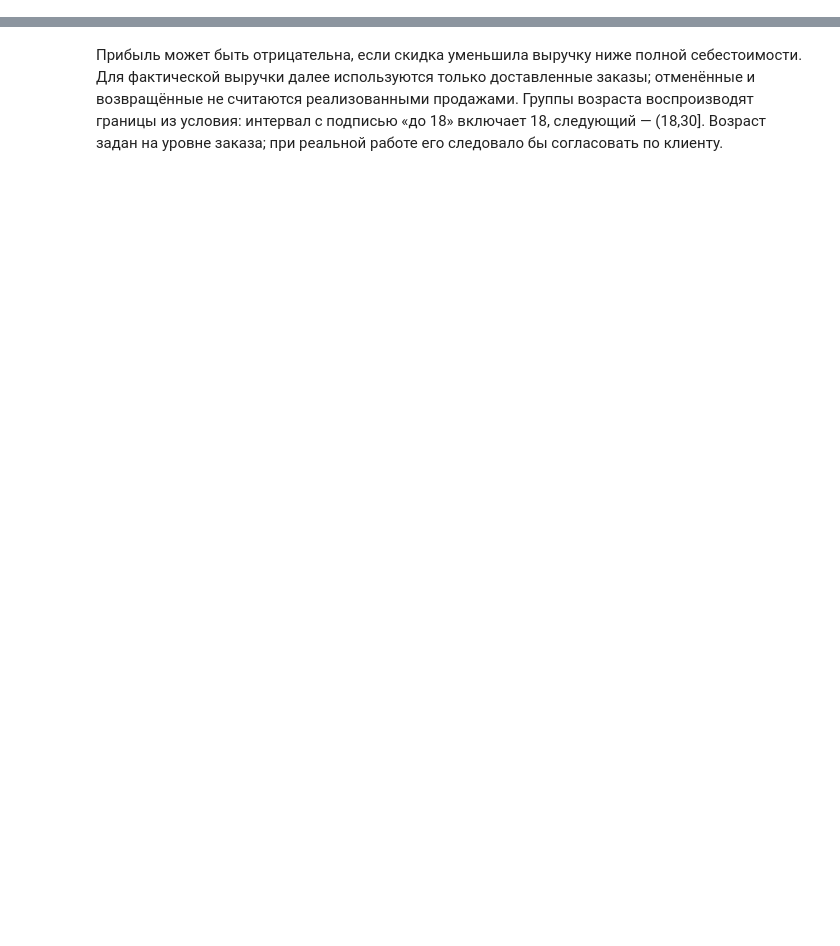
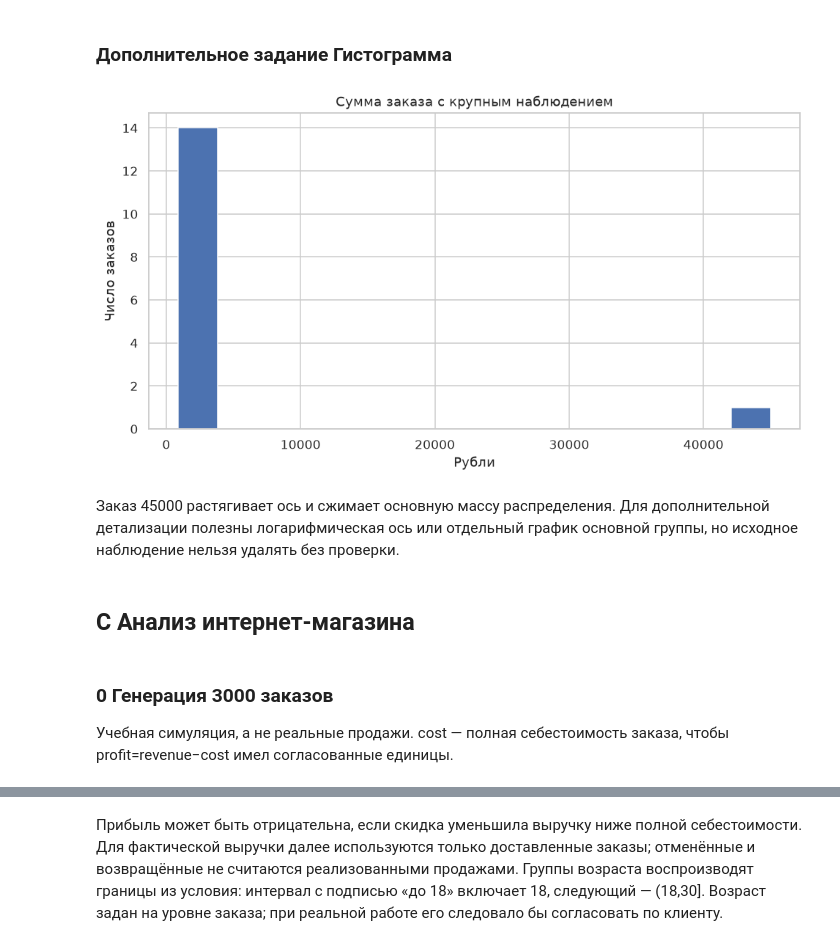
Before and after one commit to lisovcoff/susu-data-analysis-labs, a Jupyter notebook: lab2/lab2.ipynb, the cells around one changed output, grey strips where cells are left out. Saved outputs shown, nothing was run; the diff lists cells and outputs as text; code cells hidden in the pictures; blank space fills up the shorter version.

```diff
--- a/lab02/part2/lab02_part2.ipynb
+++ b/lab2/lab2.ipynb
@@ -138,0 +265,9 @@ Name: count, dtype: int64
+# %%
+store_df = pd.read_csv(DATA / 'online_store_orders.csv')
+display(store_df.head())
+display(store_df.tail())
+print(store_df.shape, store_df.columns.tolist())
+store_df.info()
+display(store_df.isna().sum())
+display(store_df.describe())
+assert store_df.shape == (15, 5)
@@ -138,0 +353,11 @@ Name: count, dtype: int64
+# %%
+mean_delivery = store_df.delivery_time.mean()
+median_delivery = store_df.delivery_time.median()
+print('Доставка среднее/медиана:', mean_delivery, median_delivery)
+display(store_df.rating.value_counts())
+store_df['is_high_value'] = store_df.order_sum > 3000
+display(store_df[['order_id', 'order_sum', 'is_high_value']])
+channel_stats = store_df.groupby('channel').order_sum.mean().sort_values(ascending=False)
+display(channel_stats)
+print('Высокая стоимость:', store_df.is_high_value.sum())
+print('Средняя сумма с выбросом/без:', store_df.order_sum.mean(), store_df.loc[store_df.order_sum < 45000, 'order_sum'].mean())
@@ -138,0 +398,17 @@ Name: count, dtype: int64
+# %% [markdown]
+### Дополнительное задание Гистограмма
+# %%
+store_df.order_sum.plot.hist(bins=15)
+plt.title('Сумма заказа с крупным наблюдением')
+plt.xlabel('Рубли')
+plt.ylabel('Число заказов')
+show('order_sum')
+# %% [output]
+[figure, added]
+# %% [markdown]
+Заказ 45000 растягивает ось и сжимает основную массу распределения. Для дополнительной детализации полезны логарифмическая ось или отдельный график основной группы, но исходное наблюдение нельзя удалять без проверки.
+# %% [markdown]
+## C Анализ интернет-магазина
+# %% [markdown]
+### 0 Генерация 3000 заказов
+Учебная симуляция, а не реальные продажи. cost — полная себестоимость заказа, чтобы profit=revenue−cost имел согласованные единицы.
```
Also changed, not shown: parts of 62 cells of this notebook, 44 other files.
